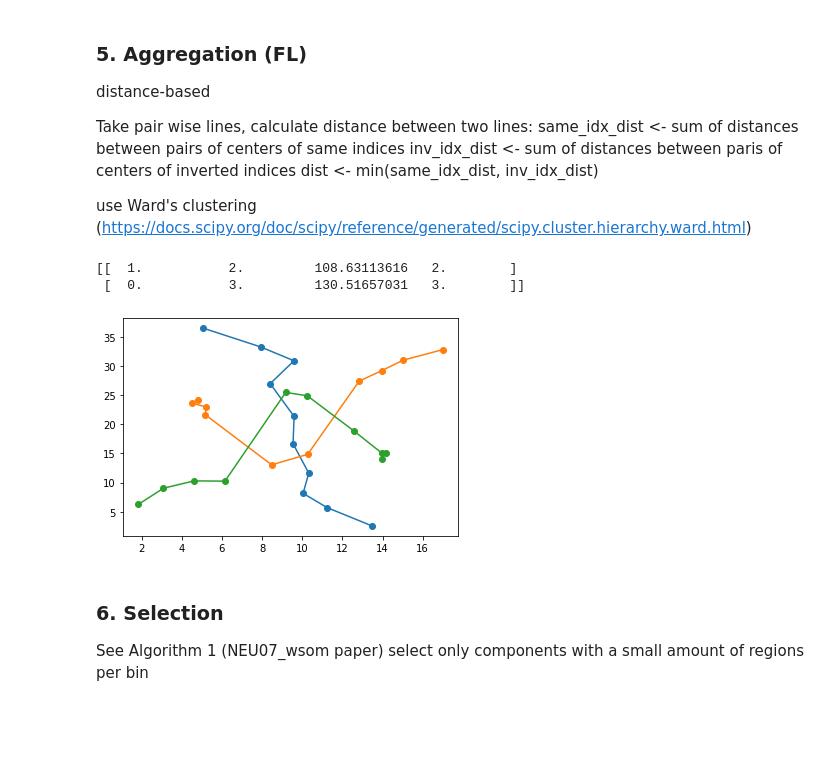
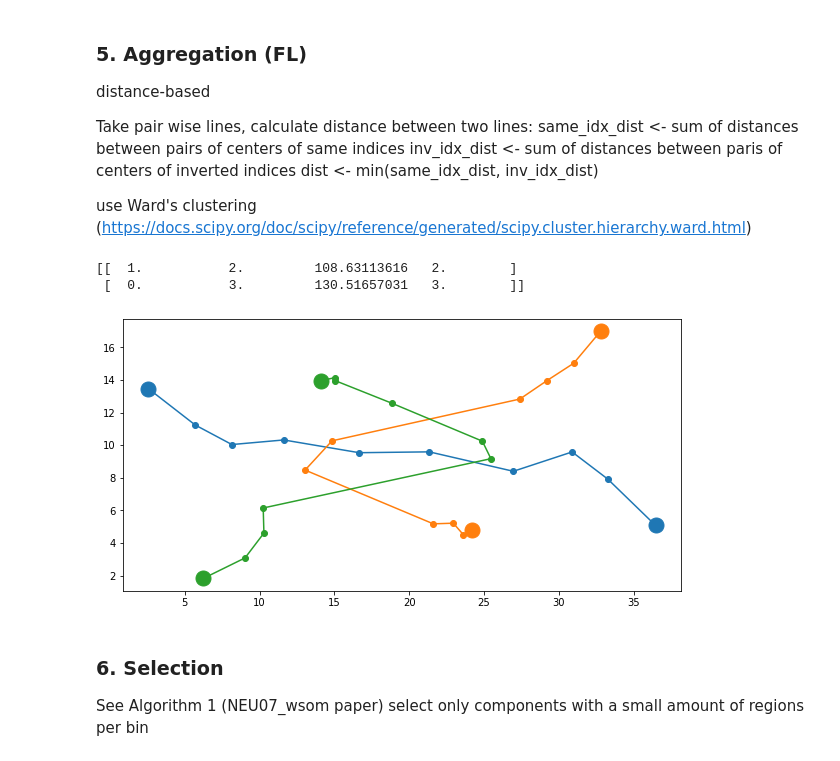
Before and after one commit to filipLoisel/SOS, a Jupyter notebook: UE3/src/main.ipynb, the cells around one changed output. Cells and saved outputs as stored; diff of their text form; code cells hidden in the pictures; blank space fills up the shorter version.

Commit message:
feat: Add markers low high ends

```diff
--- a/UE3/src/main.ipynb
+++ b/UE3/src/main.ipynb
@@ -19,11 +32,8 @@ weight_vectors = SOMToolBoxParser("datasets/chainlink/chainlink_small.wgt.gz").r
 
 For each unit, take the weight vector of the corresponding attribute
 # %%
-## TODO: figure out shape of the input weight matrix: attr,x,y or attr,y,x
-## TODO: last argument of .reshape
-
-component_planes = np.array([weight_vectors['arr'][:, i] for i in range(weight_vectors['vec_dim'])]).reshape(
-    weight_vectors['vec_dim'], weight_vectors['ydim'], weight_vectors['xdim'])
+component_planes = np.array([weight_vectors['arr'][:, i] for i in range(weight_vectors['vec_dim'])]).reshape((
+    weight_vectors['vec_dim'], weight_vectors['ydim'], weight_vectors['xdim']))
 component_planes
 # %% [output]
 array([[[-9.88067744e-01, -9.06554274e-01, -9.48086143e-01, ...,
@@ -85,26 +95,24 @@ def get_region_centers(component):
 
 
 def get_component_lines(binned_planes):
-    """ returns e.g., [[[1,2], [3,4], [3,5]], [...], [...]] -> component plane 0 has line with points: (1,2), (3,4) (3,5)"""
     lines = []
     for component in binned_planes:
         region_centers = get_region_centers(component)
         lines.append(region_centers)
-    return lines
+    return np.array(lines)
 
 
 def get_high_low_lines(lines):
-    """ returns e.g., [[[3, 8], [4,8]], [...]] -> component plane 0 (line 0) has min at (3,8), max at (4,8) """
     lines_min_max = []
     for line in lines:
         start = line[0]
         end = line[-1]
         lines_min_max.append([start, end])
-    return lines_min_max
+    return np.array(lines_min_max)
 
 
-lines = np.array(get_component_lines(discretized_planes))
-lines_min_max = np.array(get_high_low_lines(lines))
+lines = get_component_lines(discretized_planes)
+lines_min_max = get_high_low_lines(lines)
 
 lines
 # %% [output]
@@ -133,15 +141,15 @@ array([[[ 1.83050847,  6.23728814],
 Connect the centers with lines
 # %%
 def visualize(lines):
-
+    colors = iter(mcolors.TABLEAU_COLORS)
     plt.figure(figsize=(10, 5))
-
     for line in lines:
+        color = next(colors)
         x_coordinates = [point[0] for point in line]
         y_coordinates = [point[1] for point in line]
-        plt.plot(y_coordinates,x_coordinates, '-o')
-        plt.plot(y_coordinates[0],x_coordinates[0], '-o', markersize = 10)
-
+        plt.plot(y_coordinates, x_coordinates, '-o', color=color)
+        plt.plot(y_coordinates[0], x_coordinates[0], '-o', markersize = 15, color=color)
+        plt.plot(y_coordinates[-1], x_coordinates[-1], '-o', markersize = 15, color=color)
 
     plt.show()
 
@@ -210,38 +218,35 @@ def average_lines(lines,clusters,r_matrix):
             continue
 
 
         first_ind = cluster_lines[0][0]
         averaged_line = lines[first_ind]
         for compare_ind in cluster_lines[0]:   #itearate trough lines
             if r_matrix[first_ind, compare_ind] == 0:  # normal distance
                 averaged_line = averaged_line + lines[compare_ind]
 
             elif r_matrix[first_ind, compare_ind] == 1:  # reverse distance
                 averaged_line = averaged_line + np.flip(lines[compare_ind],axis=0)
         averaged_line = (averaged_line / len(cluster_lines[0])).tolist()
 
         final_lines.append(averaged_line)
     return final_lines
 
 
 def aggregate(lines,threshold,print_Z=False):
     d_matrix, r_matrix = create_distance_matrix(lines)
     clusters = assign_clusters(d_matrix, threshold,print_Z)
     new_lines = average_lines(lines, clusters, r_matrix)
     new_lines = np.array(new_lines)
     return new_lines
 
 
 
 agg_lines = aggregate(lines,80,True)
-for line in agg_lines:
-    x_coordinates = [point[0] for point in line]
-    y_coordinates = [point[1] for point in line]
-    plt.plot(x_coordinates, y_coordinates, '-o')
+visualize(agg_lines)
 # %% [output]
 [[  1.           2.         108.63113616   2.        ]
  [  0.           3.         130.51657031   3.        ]]
-[figure, old version]
+[figure, new version]
 # %% [markdown]
 ### 6. Selection
 
```
Also changed, not shown: parts of 6 cells of this notebook.
